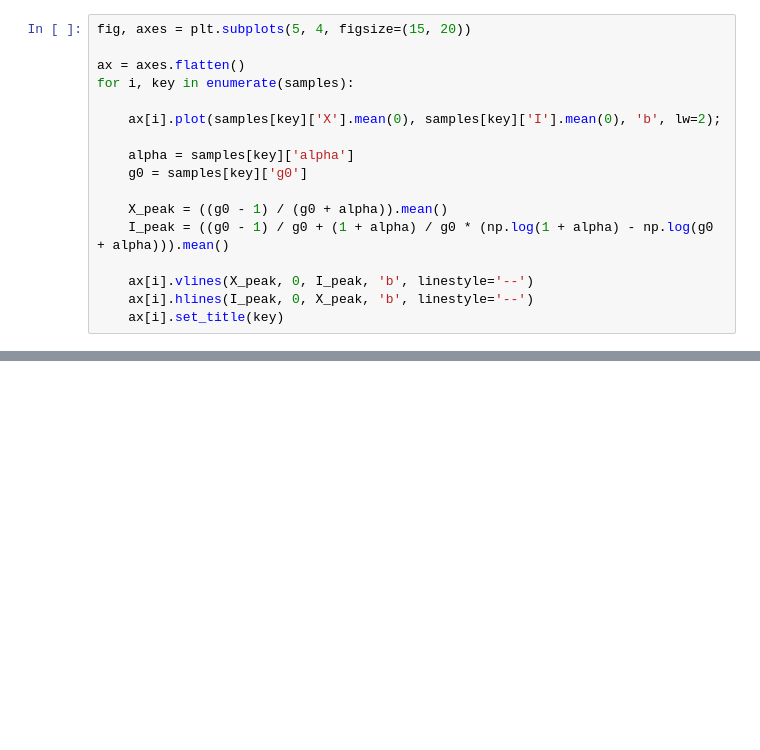
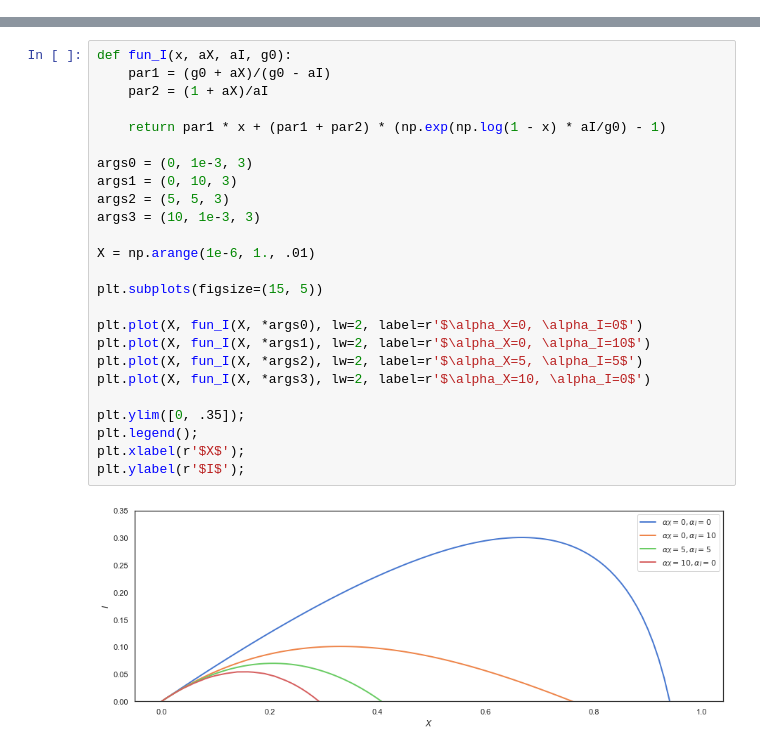
Before and after one commit to dimarkov/SIRCovid19, a Jupyter notebook: controlled-SIR_analysis.ipynb, the cells around one changed output, grey strips where cells are left out. Cells and saved outputs as stored; diff of their text form; blank space fills up the shorter version.

```diff
--- a/controlled-SIR_analysis.ipynb
+++ b/controlled-SIR_analysis.ipynb
@@ -740,17 +0,0 @@ for i, key in enumerate(samples):
-# %%
-fig, axes = plt.subplots(5, 4, figsize=(15, 20))
-
-ax = axes.flatten()
-for i, key in enumerate(samples):
-
-    ax[i].plot(samples[key]['X'].mean(0), samples[key]['I'].mean(0), 'b', lw=2);
-
-    alpha = samples[key]['alpha']
-    g0 = samples[key]['g0']
-
-    X_peak = ((g0 - 1) / (g0 + alpha)).mean()
-    I_peak = ((g0 - 1) / g0 + (1 + alpha) / g0 * (np.log(1 + alpha) - np.log(g0 + alpha))).mean()
-
-    ax[i].vlines(X_peak, 0, I_peak, 'b', linestyle='--')
-    ax[i].hlines(I_peak, 0, X_peak, 'b', linestyle='--')
-    ax[i].set_title(key)
@@ -1025,0 +202,27 @@ plt.plot(X / (samples_lazio['f'].mean() * float(N)), dX, 'ko--', lw=2);
+# %%
+def fun_I(x, aX, aI, g0):
+    par1 = (g0 + aX)/(g0 - aI)
+    par2 = (1 + aX)/aI
+
+    return par1 * x + (par1 + par2) * (np.exp(np.log(1 - x) * aI/g0) - 1)
+
+args0 = (0, 1e-3, 3)
+args1 = (0, 10, 3)
+args2 = (5, 5, 3)
+args3 = (10, 1e-3, 3)
+
+X = np.arange(1e-6, 1., .01)
+
+plt.subplots(figsize=(15, 5))
+
+plt.plot(X, fun_I(X, *args0), lw=2, label=r'$\alpha_X=0, \alpha_I=0$')
+plt.plot(X, fun_I(X, *args1), lw=2, label=r'$\alpha_X=0, \alpha_I=10$')
+plt.plot(X, fun_I(X, *args2), lw=2, label=r'$\alpha_X=5, \alpha_I=5$')
+plt.plot(X, fun_I(X, *args3), lw=2, label=r'$\alpha_X=10, \alpha_I=0$')
+
+plt.ylim([0, .35]);
+plt.legend();
+plt.xlabel(r'$X$');
+plt.ylabel(r'$I$');
+# %% [output]
+[figure, added]
```
Also changed, not shown: parts of 51 cells of this notebook.
